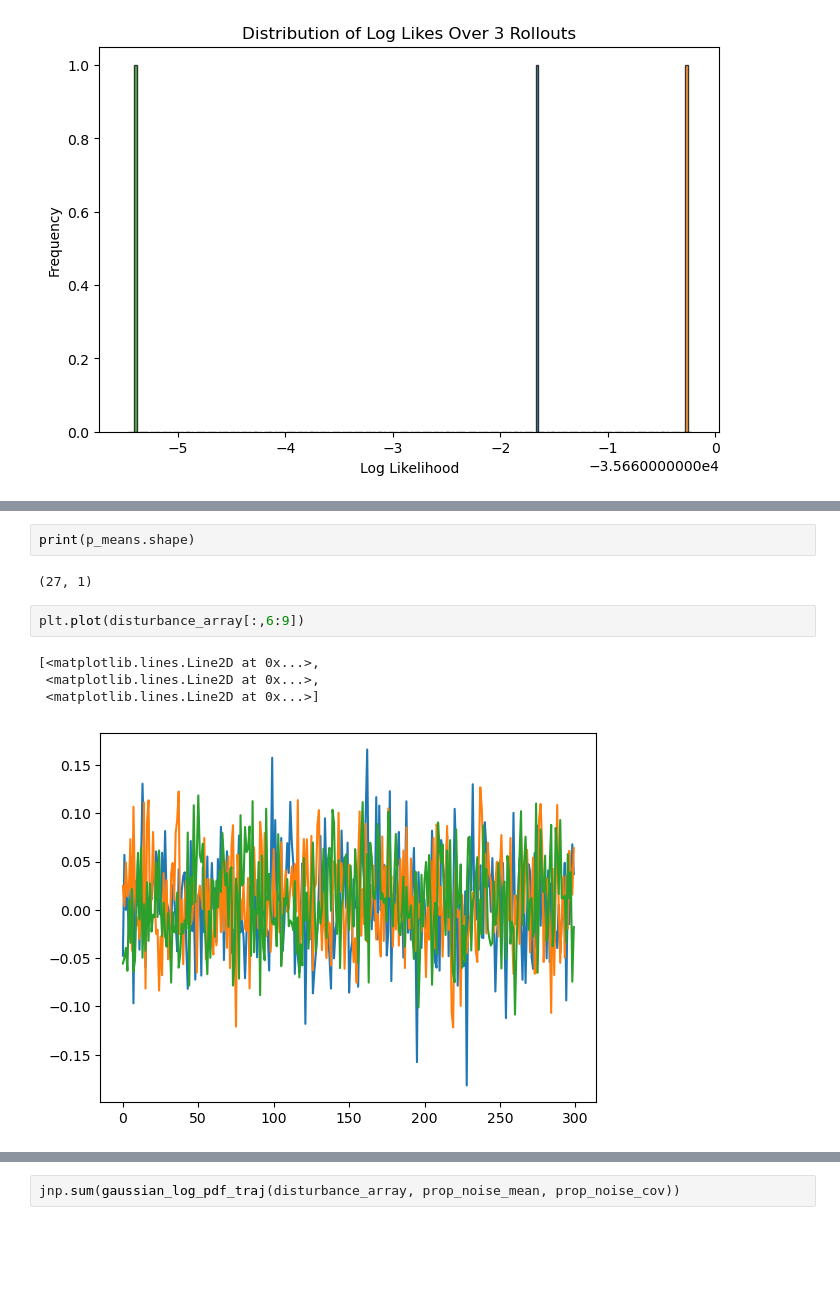
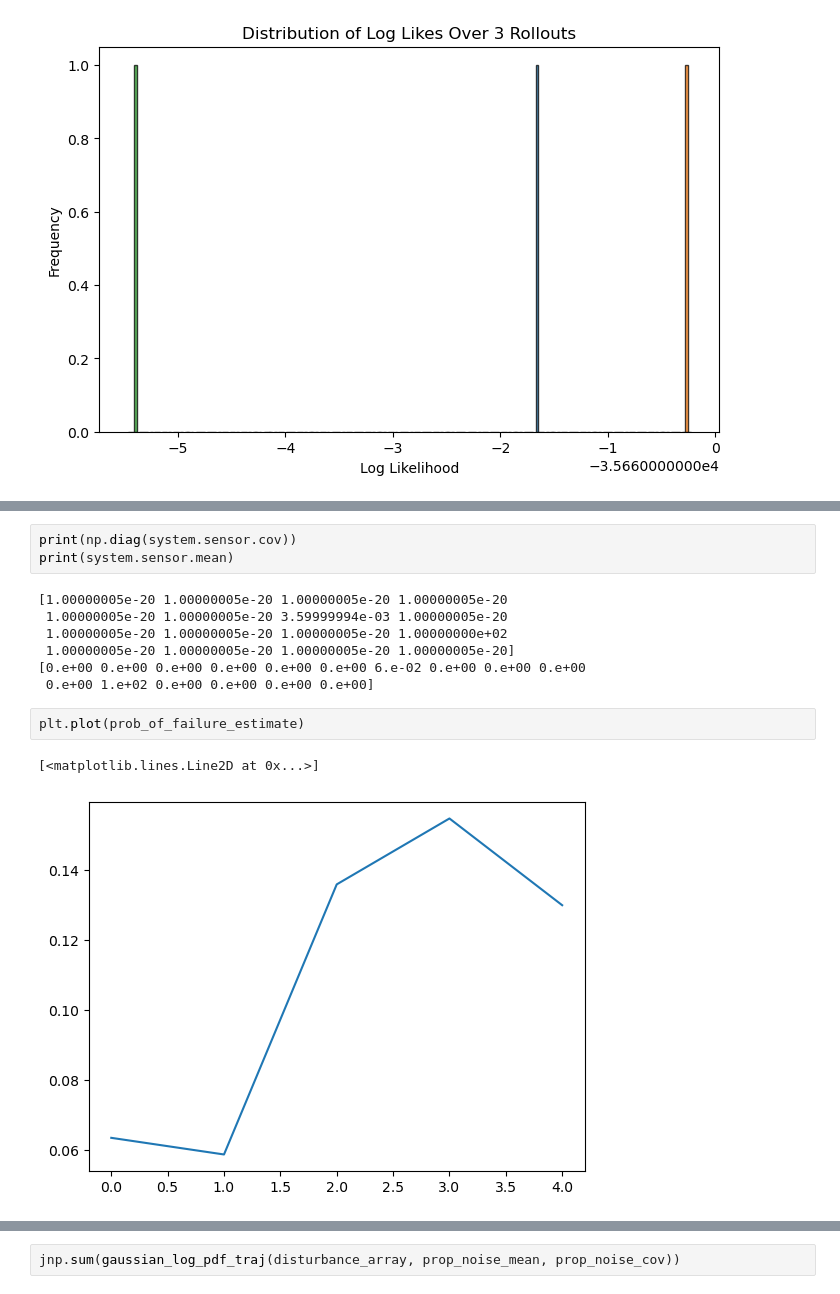
Before and after one commit to AndrewHWang1605/jax-f16-gcas-validation, a Jupyter notebook: sandbox.ipynb, the cells around one changed output, grey strips where cells are left out. Cells and saved outputs as stored; diff of their text form; blank space fills up the shorter version.

```diff
--- a/sandbox.ipynb
+++ b/sandbox.ipynb
@@ -262,11 +214,15 @@ lhoi6r0[pkohuyg
-# %%
-print(p_means.shape)
-# %% [output]
-(27, 1)
+# %%
+print(np.diag(system.sensor.cov))
+print(system.sensor.mean)
+# %% [output]
+[1.00000005e-20 1.00000005e-20 1.00000005e-20 1.00000005e-20
+ 1.00000005e-20 1.00000005e-20 3.59999994e-03 1.00000005e-20
+ 1.00000005e-20 1.00000005e-20 1.00000005e-20 1.00000000e+02
+ 1.00000005e-20 1.00000005e-20 1.00000005e-20 1.00000005e-20]
+[0.e+00 0.e+00 0.e+00 0.e+00 0.e+00 0.e+00 6.e-02 0.e+00 0.e+00 0.e+00
+ 0.e+00 1.e+02 0.e+00 0.e+00 0.e+00 0.e+00]
 # %%
-plt.plot(disturbance_array[:,6:9])
+plt.plot(prob_of_failure_estimate)
 # %% [output]
-[<matplotlib.lines.Line2D at 0x...>,
- <matplotlib.lines.Line2D at 0x...>,
- <matplotlib.lines.Line2D at 0x...>]
+[<matplotlib.lines.Line2D at 0x...>]
-[figure, old version]
+[figure, new version]
```
Also changed, not shown: parts of 9 cells of this notebook.
